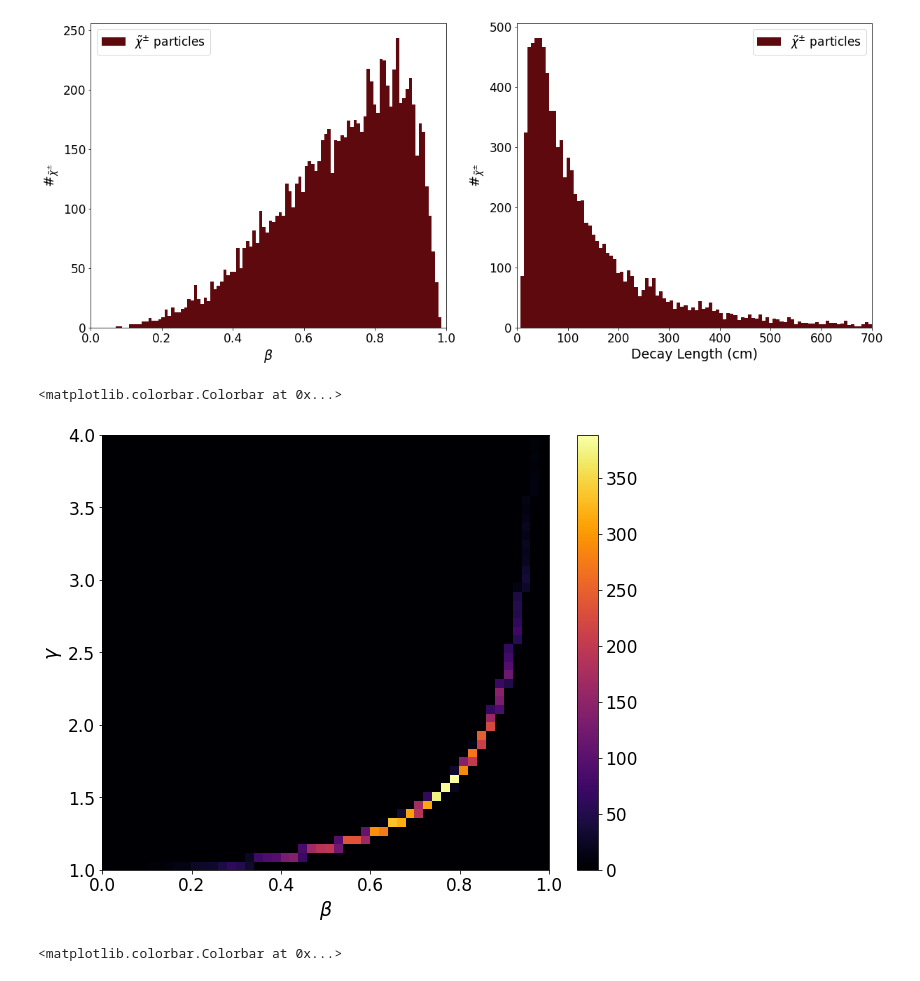
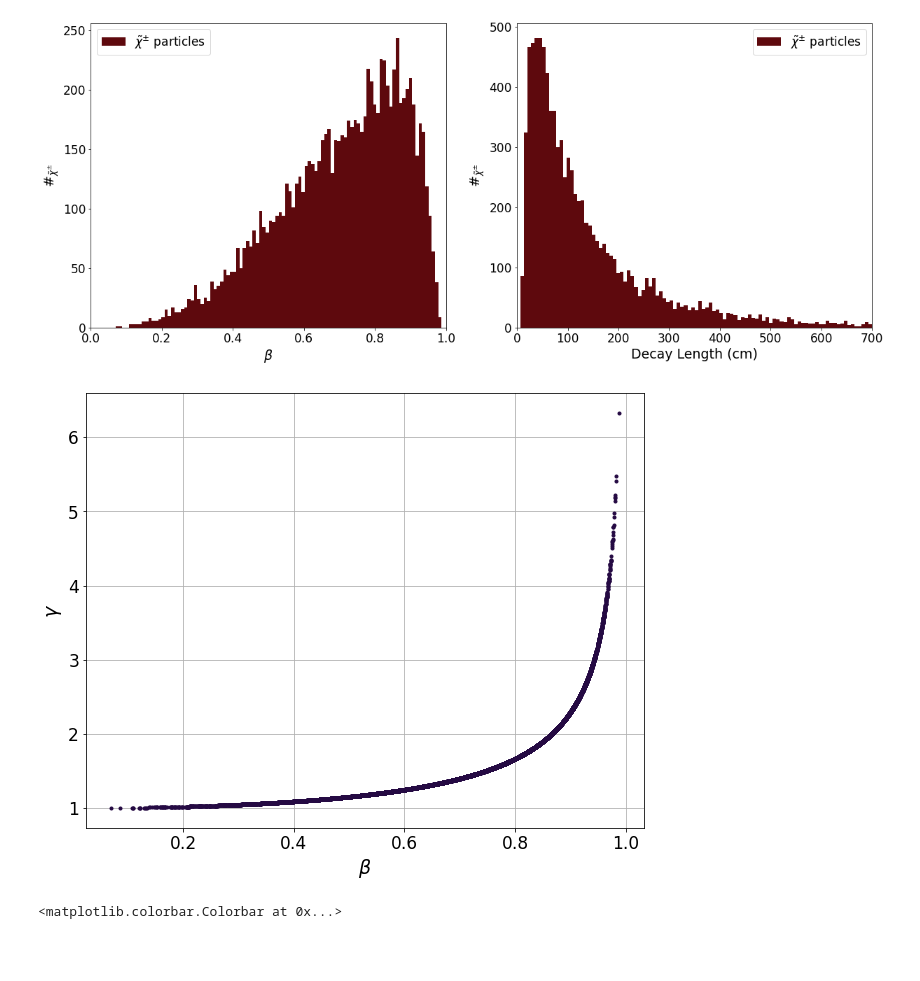
Before and after one commit to joaoboger/charginosAnalysis, a Jupyter notebook: charginosAnalysis.ipynb, the cells around one changed output. Saved outputs shown, nothing was run; the diff lists cells and outputs as text; code cells hidden in the pictures; blank space fills up the shorter version.

```diff
--- a/charginosAnalysis.ipynb
+++ b/charginosAnalysis.ipynb
@@ -81,15 +73,17 @@ ax.legend()
 # %%
 fig = plt.figure(figsize=(10,8))
 ax = fig.add_subplot(111)
 
 ax.set_xlabel(r'$\beta$')
 ax.set_ylabel(r'$\gamma$')
 
-_,_,_,im = ax.hist2d(trackedCharginos['beta'], trackedCharginos['gamma'], bins=50,range=[[0,1],[1,4]], cmap='inferno')
-fig.colorbar(im)
+#_,_,_,im = ax.hist2d(trackedCharginos['beta'], trackedCharginos['gamma'], bins=50,range=[[0,1],[1,4]], cmap='inferno')
+#fig.colorbar(im)
+
+ax.plot(trackedCharginos['beta'], trackedCharginos['gamma'], marker='.', linewidth=0, color=cmapbins)
+plt.grid()
 # %% [output]
-<matplotlib.colorbar.Colorbar at 0x...>
-[figure, old version]
+[figure, new version]
 # %%
 fig = plt.figure(figsize=(20,8))
 ax = fig.add_subplot(121)
```
Also changed, not shown: parts of 23 cells of this notebook, 9 other files.
